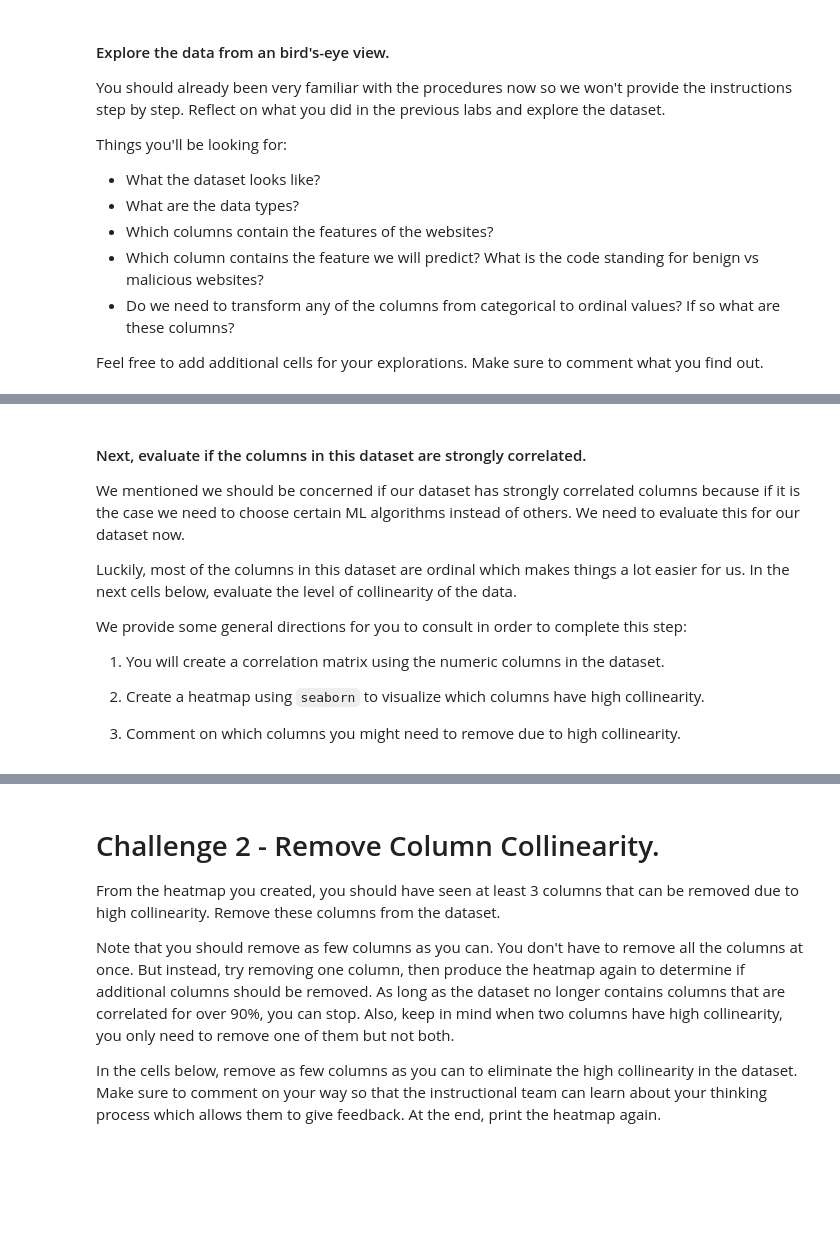
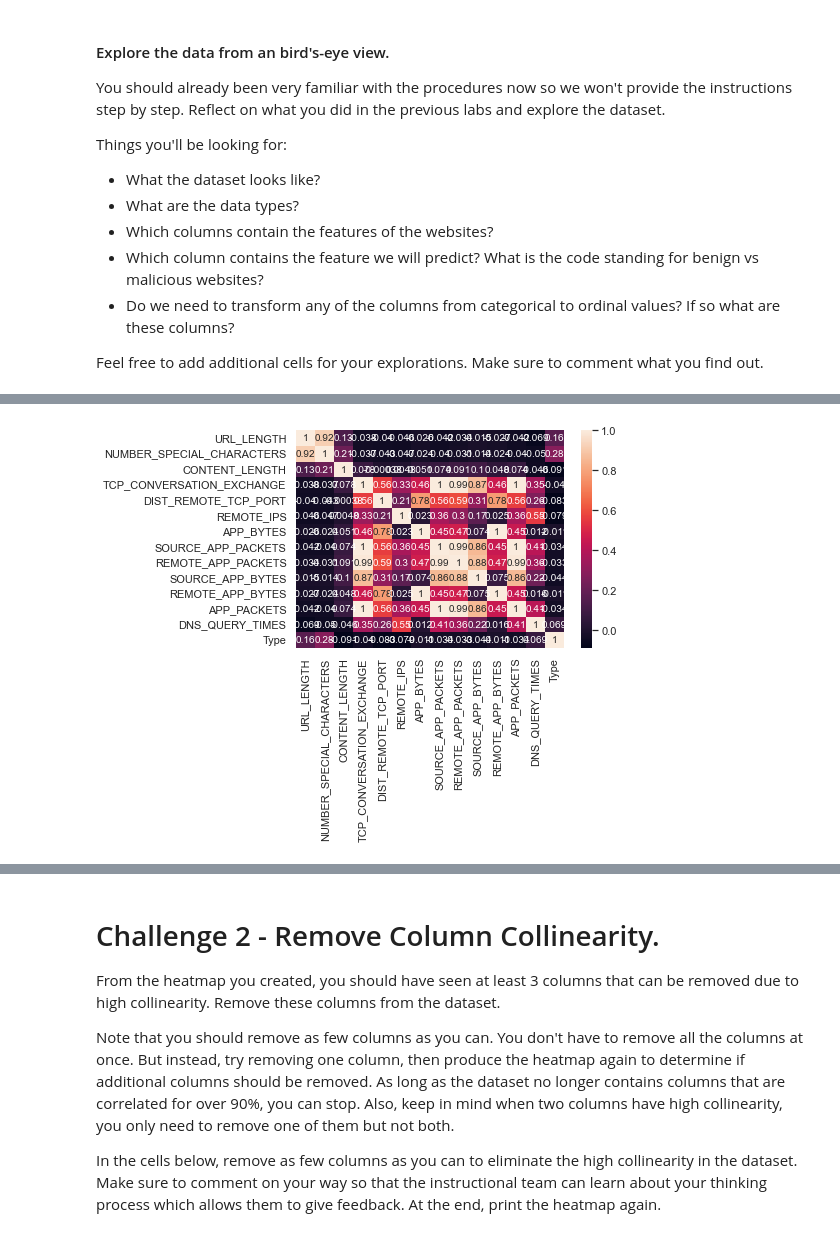
Before and after one commit to Ironhack-data-bcn-january-2023/lab-supervised-learning, a Jupyter notebook: your-code/main.ipynb, the cells around one changed output, grey strips where cells are left out. Saved outputs shown, nothing was run; the diff lists cells and outputs as text; code cells hidden in the pictures; blank space fills up the shorter version.

```diff
--- a/your-code/main.ipynb
+++ b/your-code/main.ipynb
@@ -37,16 +129,12 @@ Feel free to add additional cells for your explorations. Make sure to comment wh
+# %%
+# Your code here
+import seaborn as sns
+import matplotlib.pyplot as plt
+
+sns.heatmap(websites.corr(), annot = True )
+sns.set(rc = {'figure.figsize':(20,8)})#<--responsible for changing the size of a seaborn plot
+plt.show()
+# %% [output]
+[figure, added]
 # %%
 # Your comment here
-# %% [markdown]
-#### Next, evaluate if the columns in this dataset are strongly correlated.
-
-We mentioned we should be concerned if our dataset has strongly correlated columns because if it is the case we need to choose certain ML algorithms instead of others. We need to evaluate this for our dataset now.
-
-Luckily, most of the columns in this dataset are ordinal which makes things a lot easier for us. In the next cells below, evaluate the level of collinearity of the data.
-
-We provide some general directions for you to consult in order to complete this step:
-
-1. You will create a correlation matrix using the numeric columns in the dataset.
-
-1. Create a heatmap using `seaborn` to visualize which columns have high collinearity.
-
-1. Comment on which columns you might need to remove due to high collinearity.
```
Also changed, not shown: parts of 34 cells of this notebook.
